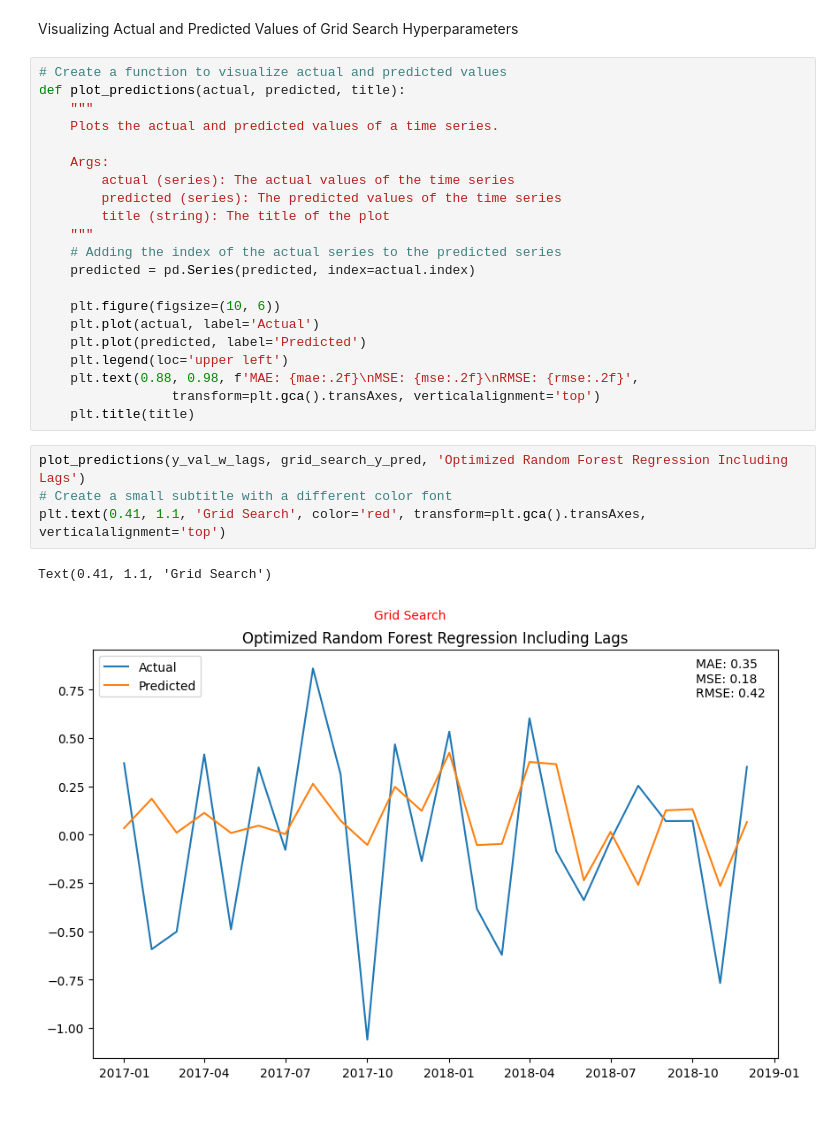
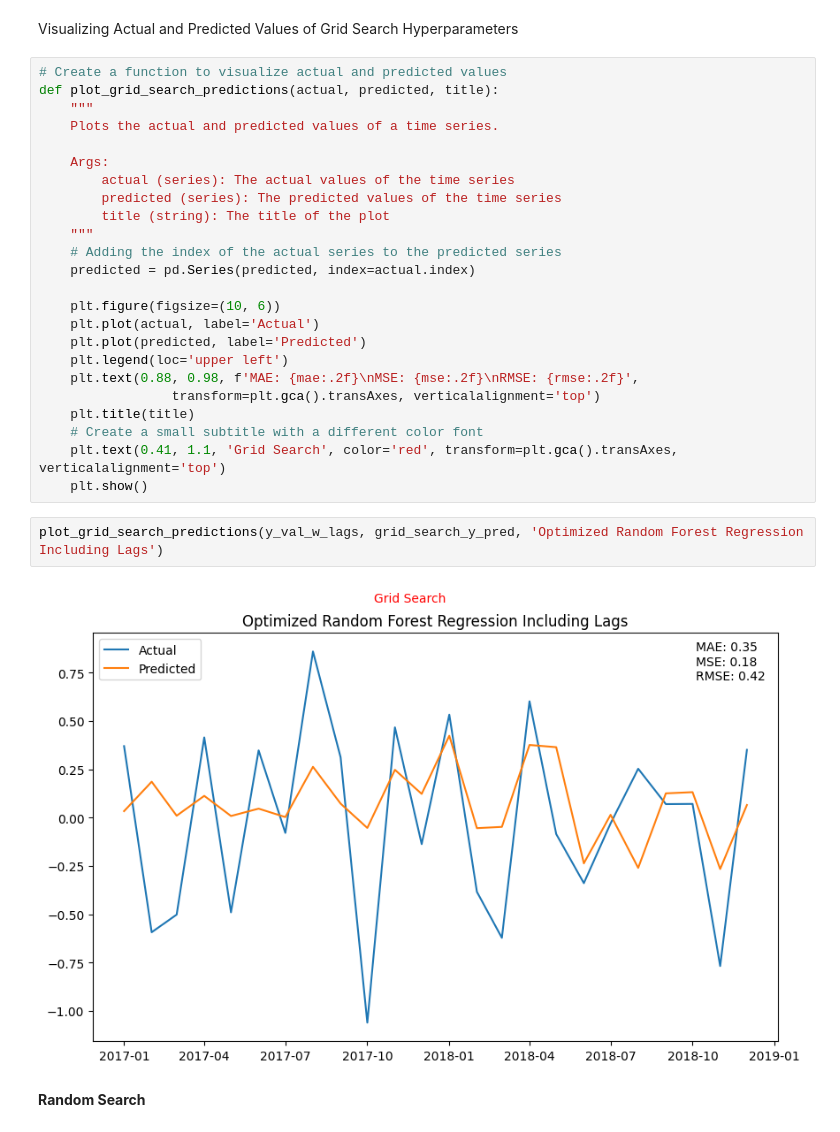
Before and after one commit to namtran6701/Inflation_Prediction, a Jupyter notebook: project_3.ipynb, the cells around one changed output. Cells and saved outputs as stored; diff of their text form.

```diff
--- a/project_3.ipynb
+++ b/project_3.ipynb
@@ -1118,7 +1215,7 @@ mae = np.mean(np.abs(grid_search_y_pred - y_val_w_lags))
 Visualizing Actual and Predicted Values of Grid Search Hyperparameters
 # %%
 # Create a function to visualize actual and predicted values
-def plot_predictions(actual, predicted, title):
+def plot_grid_search_predictions(actual, predicted, title):
     """
     Plots the actual and predicted values of a time series.
 
@@ -1137,10 +1234,12 @@ def plot_predictions(actual, predicted, title):
     plt.text(0.88, 0.98, f'MAE: {mae:.2f}\nMSE: {mse:.2f}\nRMSE: {rmse:.2f}',
                  transform=plt.gca().transAxes, verticalalignment='top')
     plt.title(title)
+    # Create a small subtitle with a different color font
+    plt.text(0.41, 1.1, 'Grid Search', color='red', transform=plt.gca().transAxes, verticalalignment='top')
+    plt.show()
-# %%
-plot_predictions(y_val_w_lags, grid_search_y_pred, 'Optimized Random Forest Regression Including Lags')
-# Create a small subtitle with a different color font
-plt.text(0.41, 1.1, 'Grid Search', color='red', transform=plt.gca().transAxes, verticalalignment='top')
-# %% [output]
-Text(0.41, 1.1, 'Grid Search')
-[figure, removed]
+# %%
+plot_grid_search_predictions(y_val_w_lags, grid_search_y_pred, 'Optimized Random Forest Regression Including Lags')
+# %% [output]
+[figure, added]
+# %% [markdown]
+**Random Search**
```
Also changed, not shown: parts of 47 cells of this notebook.
